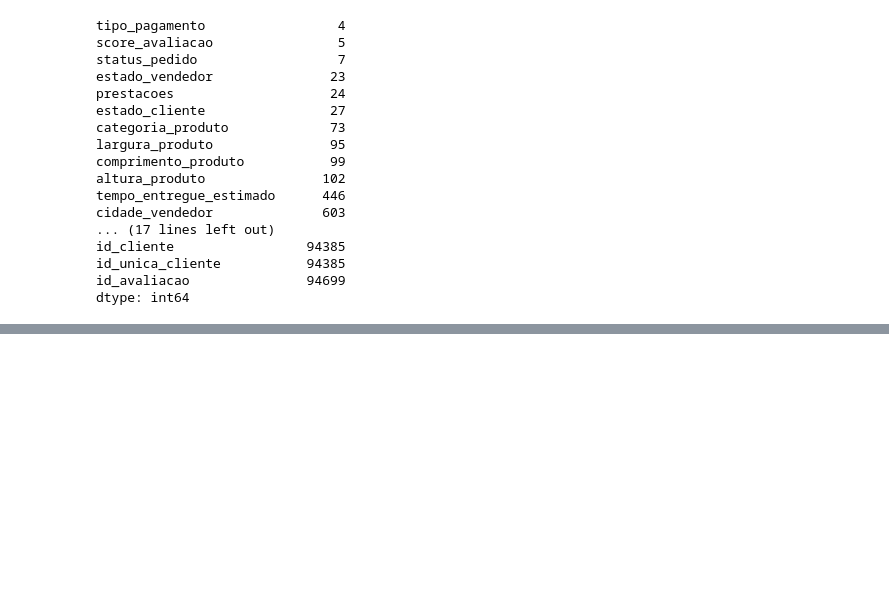
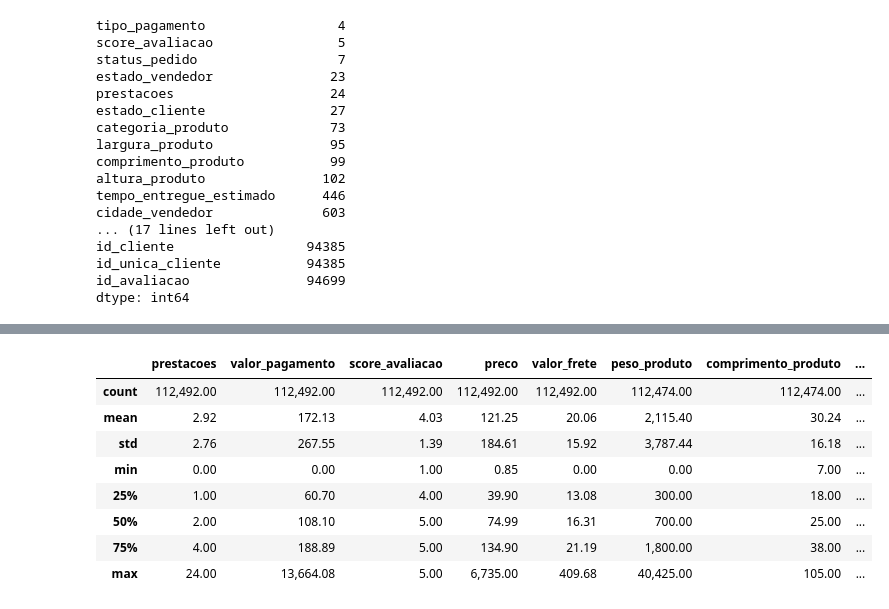
Before and after one commit to ana-ruth-bezerra/data_analysis, a Jupyter notebook: notebooks/01_exploratory_analysis.ipynb, the cells around one changed output, grey strips where cells are left out. Saved outputs shown, nothing was run; the diff lists cells and outputs as text; code cells hidden in the pictures; blank space fills up the shorter version.

```diff
--- a/notebooks/01_exploratory_analysis.ipynb
+++ b/notebooks/01_exploratory_analysis.ipynb
@@ -116,0 +194,12 @@ dtype: int64
+# %%
+df[numerical_variables].describe()
+# %% [output]
+|  | prestacoes | valor_pagamento | score_avaliacao | preco | valor_frete | peso_produto | comprimento_produto | ... |
+| count | 112,492.00 | 112,492.00 | 112,492.00 | 112,492.00 | 112,492.00 | 112,474.00 | 112,474.00 | ... |
+| mean | 2.92 | 172.13 | 4.03 | 121.25 | 20.06 | 2,115.40 | 30.24 | ... |
+| std | 2.76 | 267.55 | 1.39 | 184.61 | 15.92 | 3,787.44 | 16.18 | ... |
+| min | 0.00 | 0.00 | 1.00 | 0.85 | 0.00 | 0.00 | 7.00 | ... |
+| 25% | 1.00 | 60.70 | 4.00 | 39.90 | 13.08 | 300.00 | 18.00 | ... |
+| 50% | 2.00 | 108.10 | 5.00 | 74.99 | 16.31 | 700.00 | 25.00 | ... |
+| 75% | 4.00 | 188.89 | 5.00 | 134.90 | 21.19 | 1,800.00 | 38.00 | ... |
+| max | 24.00 | 13,664.08 | 5.00 | 6,735.00 | 409.68 | 40,425.00 | 105.00 | ... |
```
Also changed, not shown: parts of 10 cells of this notebook.
